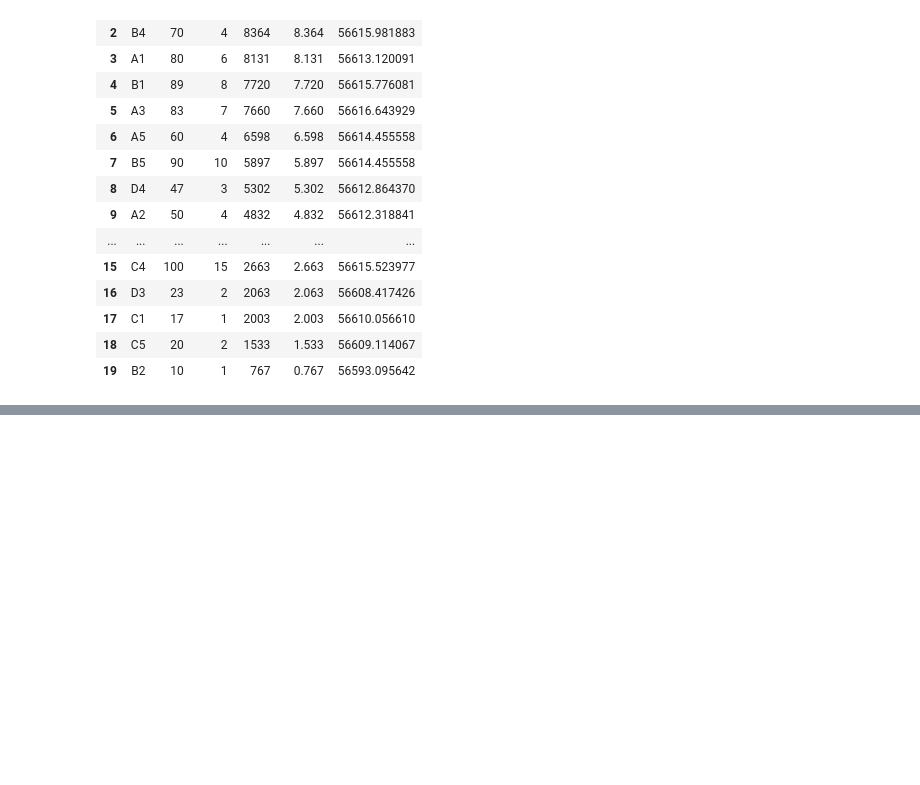
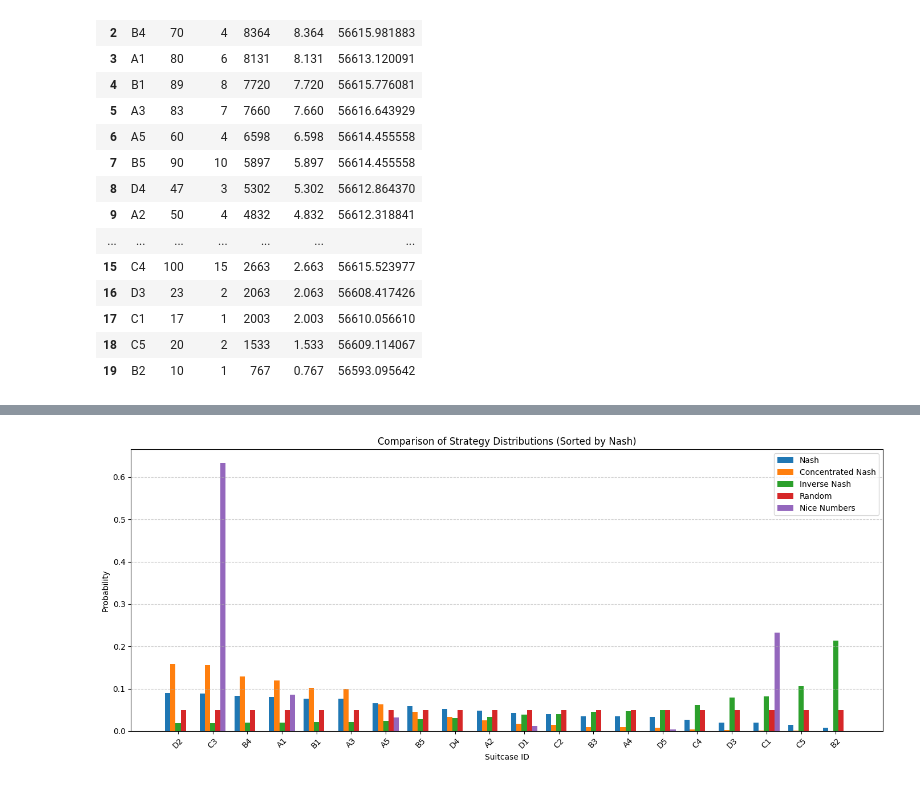
Before and after one commit to chrispyroberts/imc-prosperity-3, a Jupyter notebook: ROUND 4/manual.ipynb, the cells around one changed output, grey strips where cells are left out. Cells and saved outputs as stored; diff of their text form; code cells hidden in the pictures; blank space fills up the shorter version.

```diff
--- a/ROUND 4/manual.ipynb
+++ b/ROUND 4/manual.ipynb
@@ -205,9 +205,10 @@ for _ in tqdm(range(100000)):
         suitcase["density"] = (suitcase["picks"]/total_picks)*100
         suitcase['EV'] = (BASE_TREASURE * suitcase["mult"]) / (suitcase["inhab"] + suitcase["density"])
 
-suitcases = sorted(suitcases, key=lambda x: x['density'], reverse=True)
+nash_suitcases = suitcases
+nash_suitcases_sorted = sorted(suitcases, key=lambda x: x['density'], reverse=True)
 
-pd.DataFrame(suitcases)
+pd.DataFrame(nash_suitcases_sorted)
 # %% [output]
 |  | id | mult | inhab | picks | density | EV |
 | 0 | D2 | 79 | 5 | 8954 | 8.954 | 56614.590798 |
@@ -234,0 +296,28 @@ My hypothesis for this round is that the distribution will be:
+# %%
+# Sort by Nash probability
+suitcases_sorted_plot = suitcases_strats.sort_values("nash", ascending=False).reset_index(drop=True)
+x = np.arange(len(suitcases_sorted_plot))
+labels = suitcases_sorted_plot["id"]
+
+# Plot settings
+plt.figure(figsize=(14, 6))
+width = 0.15
+
+# Bar plots side by side
+plt.bar(x - 2*width, suitcases_sorted_plot["nash"], width, label="Nash")
+plt.bar(x - width, suitcases_sorted_plot["concentrated_nash"], width, label="Concentrated Nash")
+plt.bar(x, suitcases_sorted_plot["inverse_nash"], width, label="Inverse Nash")
+plt.bar(x + width, suitcases_sorted_plot["random"], width, label="Random")
+plt.bar(x + 2*width, suitcases_sorted_plot["nice"], width, label="Nice Numbers")
+
+# Formatting
+plt.xticks(x, labels, rotation=45)
+plt.xlabel("Suitcase ID")
+plt.ylabel("Probability")
+plt.title("Comparison of Strategy Distributions (Sorted by Nash)")
+plt.legend()
+plt.grid(axis="y", linestyle="--", alpha=0.6)
+plt.tight_layout()
+plt.show()
+# %% [output]
+[figure, added]
```
Also changed, not shown: parts of 3 cells of this notebook.
